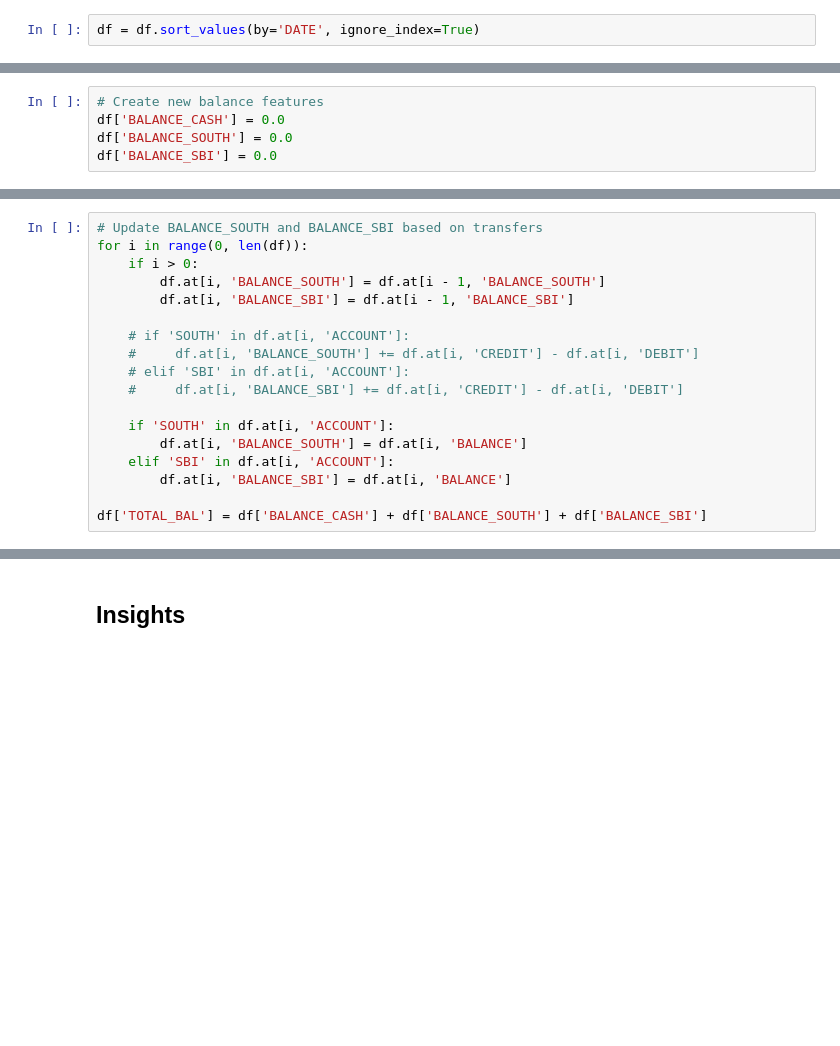
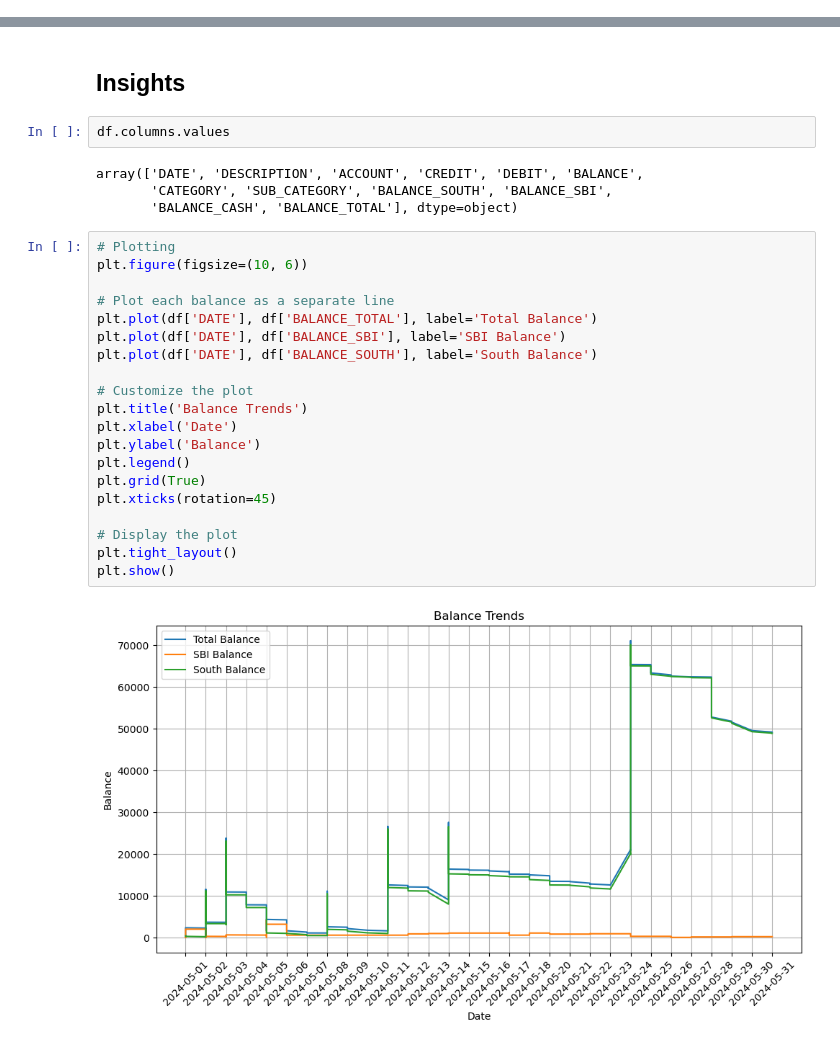
Before and after one commit to vishnuprksh/ai-wallet, a Jupyter notebook: insights.ipynb, the cells around one changed output, grey strips where cells are left out. Drawn from its saved outputs; the diff is of its cells as text; blank space fills up the shorter version.

```diff
--- a/insights.ipynb
+++ b/insights.ipynb
@@ -163,2 +384,0 @@ df.to_csv("records_modified.csv")
-# %%
-df = df.sort_values(by='DATE', ignore_index=True)
@@ -187,5 +384,0 @@ df_south.head()
-# %%
-# Create new balance features
-df['BALANCE_CASH'] = 0.0
-df['BALANCE_SOUTH'] = 0.0
-df['BALANCE_SBI'] = 0.0
@@ -201,18 +384,0 @@ df.head()
-# %%
-# Update BALANCE_SOUTH and BALANCE_SBI based on transfers
-for i in range(0, len(df)):
-    if i > 0:
-        df.at[i, 'BALANCE_SOUTH'] = df.at[i - 1, 'BALANCE_SOUTH']
-        df.at[i, 'BALANCE_SBI'] = df.at[i - 1, 'BALANCE_SBI']
-
-    # if 'SOUTH' in df.at[i, 'ACCOUNT']:
-    #     df.at[i, 'BALANCE_SOUTH'] += df.at[i, 'CREDIT'] - df.at[i, 'DEBIT']
-    # elif 'SBI' in df.at[i, 'ACCOUNT']:
-    #     df.at[i, 'BALANCE_SBI'] += df.at[i, 'CREDIT'] - df.at[i, 'DEBIT']
-
-    if 'SOUTH' in df.at[i, 'ACCOUNT']:
-        df.at[i, 'BALANCE_SOUTH'] = df.at[i, 'BALANCE']
-    elif 'SBI' in df.at[i, 'ACCOUNT']:
-        df.at[i, 'BALANCE_SBI'] = df.at[i, 'BALANCE']
-
-df['TOTAL_BAL'] = df['BALANCE_CASH'] + df['BALANCE_SOUTH'] + df['BALANCE_SBI']
@@ -233,2 +385,30 @@ df.head(10)
 # %% [markdown]
 ## Insights
+# %%
+df.columns.values
+# %% [output]
+array(['DATE', 'DESCRIPTION', 'ACCOUNT', 'CREDIT', 'DEBIT', 'BALANCE',
+       'CATEGORY', 'SUB_CATEGORY', 'BALANCE_SOUTH', 'BALANCE_SBI',
+       'BALANCE_CASH', 'BALANCE_TOTAL'], dtype=object)
+# %%
+# Plotting
+plt.figure(figsize=(10, 6))
+
+# Plot each balance as a separate line
+plt.plot(df['DATE'], df['BALANCE_TOTAL'], label='Total Balance')
+plt.plot(df['DATE'], df['BALANCE_SBI'], label='SBI Balance')
+plt.plot(df['DATE'], df['BALANCE_SOUTH'], label='South Balance')
+
+# Customize the plot
+plt.title('Balance Trends')
+plt.xlabel('Date')
+plt.ylabel('Balance')
+plt.legend()
+plt.grid(True)
+plt.xticks(rotation=45)
+
+# Display the plot
+plt.tight_layout()
+plt.show()
+# %% [output]
+[figure, added]
```
Also changed, not shown: parts of 43 cells of this notebook, 6 other files.
